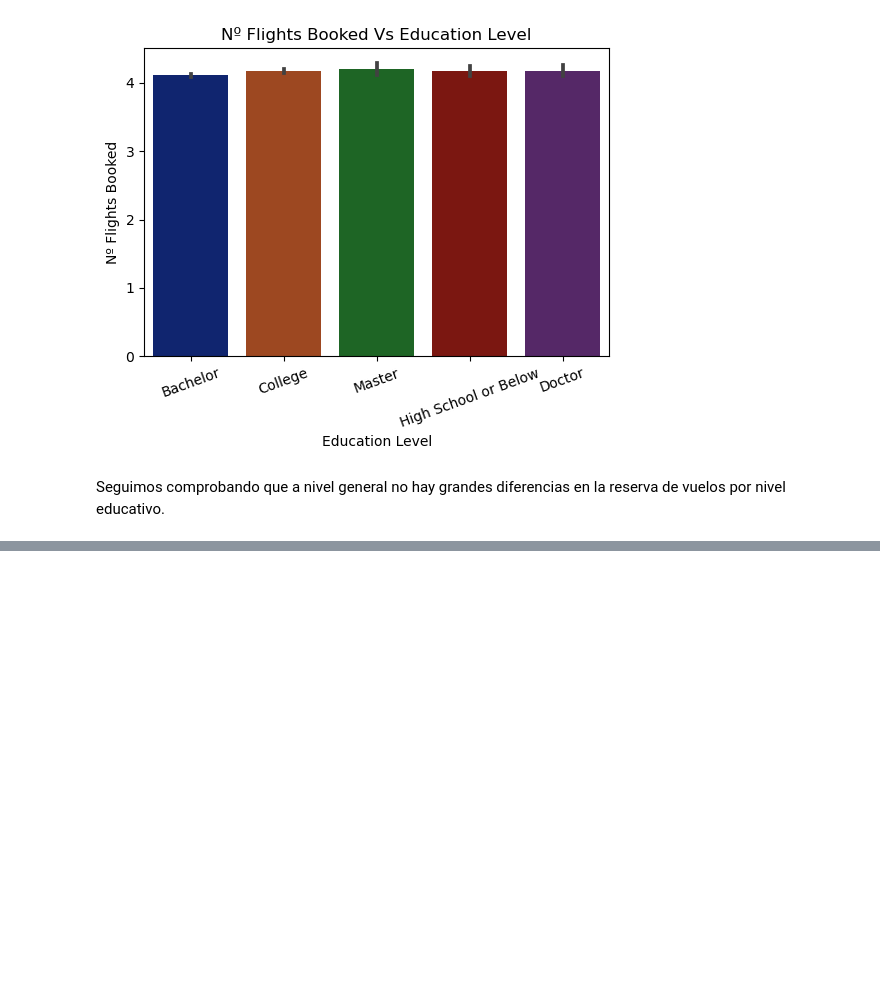
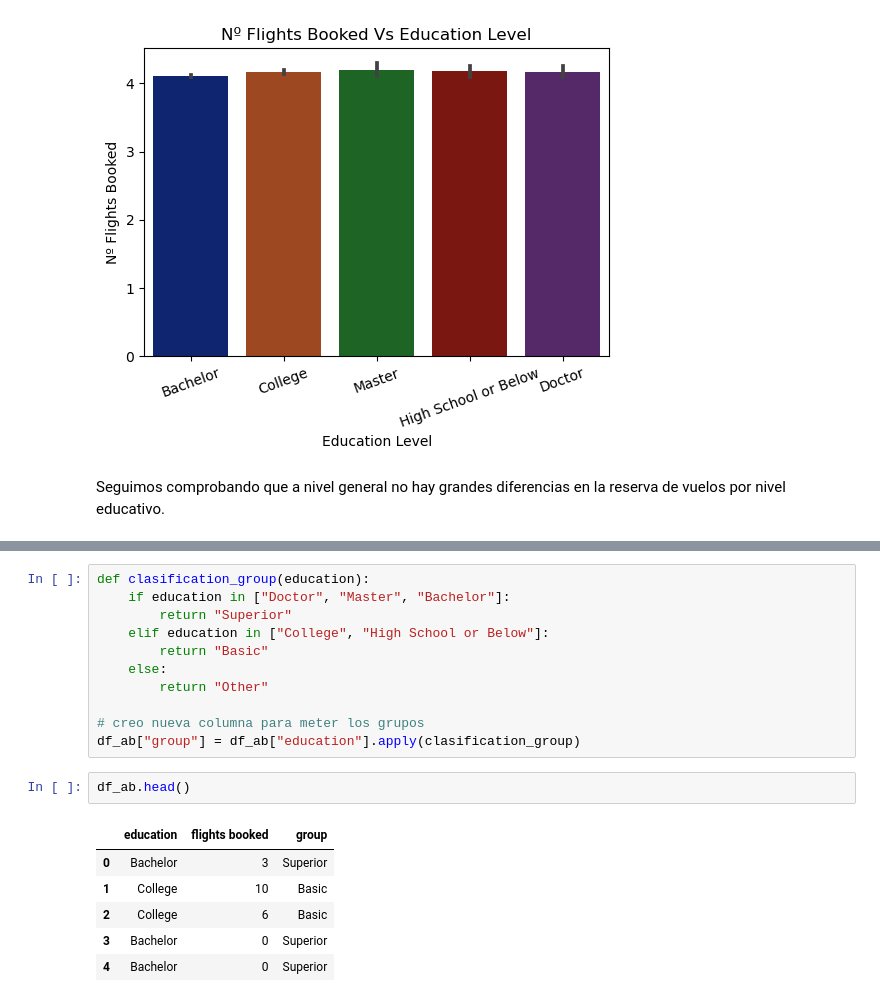
Before and after one commit to Adalab/bda-modulo-3-evaluacion-final-ElenaLara14, a Jupyter notebook: evaluacion_modulo3_Elena_Lara.ipynb, the cells around one changed output, grey strips where cells are left out. Cells and saved outputs as stored; diff of their text form; blank space fills up the shorter version.

```diff
--- a/evaluacion_modulo3_Elena_Lara.ipynb
+++ b/evaluacion_modulo3_Elena_Lara.ipynb
@@ -839,0 +846,20 @@ Realiza una prueba de A/B testing para determinar si existe una diferencia signi
+# %%
+def clasification_group(education):
+    if education in ["Doctor", "Master", "Bachelor"]:
+        return "Superior"
+    elif education in ["College", "High School or Below"]:
+        return "Basic"
+    else:
+        return "Other"
+
+# creo nueva columna para meter los grupos
+df_ab["group"] = df_ab["education"].apply(clasification_group)
+# %%
+df_ab.head()
+# %% [output]
+|  | education | flights booked | group |
+| 0 | Bachelor | 3 | Superior |
+| 1 | College | 10 | Basic |
+| 2 | College | 6 | Basic |
+| 3 | Bachelor | 0 | Superior |
+| 4 | Bachelor | 0 | Superior |
```
Also changed, not shown: parts of 17 cells of this notebook, 2 other files.
